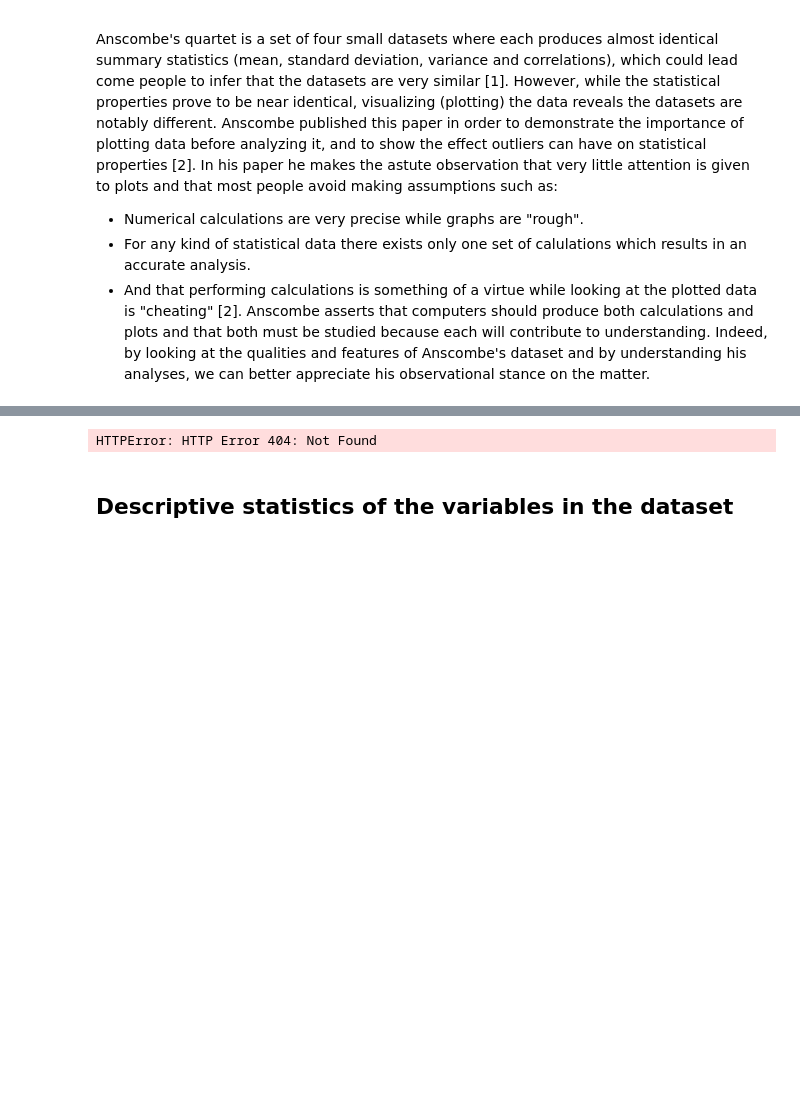
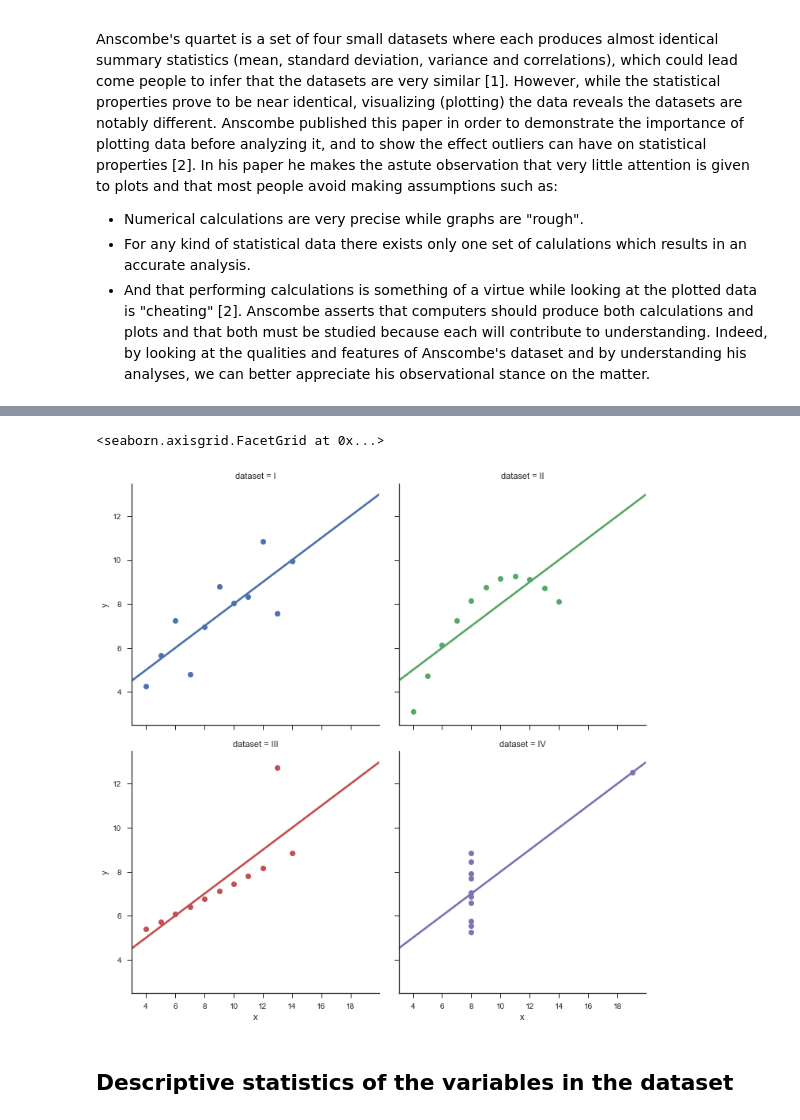
Before and after one commit to mikequaid/Funda, a Jupyter notebook: Funda.ipynb, the cells around one changed output, grey strips where cells are left out. Saved outputs shown, nothing was run; the diff lists cells and outputs as text; code cells hidden in the pictures; blank space fills up the shorter version.

```diff
--- a/Funda.ipynb
+++ b/Funda.ipynb
@@ -44,15 +43,19 @@ dataframe # Prints dataframe output
 # %%
+# https://seaborn.pydata.org/examples/anscombes_quartet.html
+# Plot the datasets on a "Facet grid" showing the linear regression of each dataset
+# col, hue: variables that define subsets of the data
+# df is the object we created above for loading the Anscombe datasets(Each column is a variable and each row is an observation)
+
 import seaborn as sns
-sns.set(style="ticks")
-
-# Load dataset for Anscombe's quartet
-# df = sns.load_dataset_csv
-df = sns.load_dataset("anscombes")
+sns.set(style="ticks") # aesthetic style of the plots
 
 # Show the results of a linear regression within each dataset
-sns.lmplot(x="x", y="y", col="dataset", hue="dataset", data=df,col_wrap=2, ci=None, palette="muted", height=4,scatter_kws={"s": 50, "alpha": 1})
+sns.lmplot(x="x", y="y", col="dataset", hue="dataset", data=df,
+           col_wrap=2, ci=None, palette="deep",
+           scatter_kws={"s": 50, "alpha": 1})
 # %% [output]
-HTTPError: HTTP Error 404: Not Found
+<seaborn.axisgrid.FacetGrid at 0x...>
+[figure, added]
 # %% [markdown]
 ## Descriptive statistics of the variables in the dataset
 # %%
```
Also changed, not shown: parts of 5 cells of this notebook, 2 other files.
